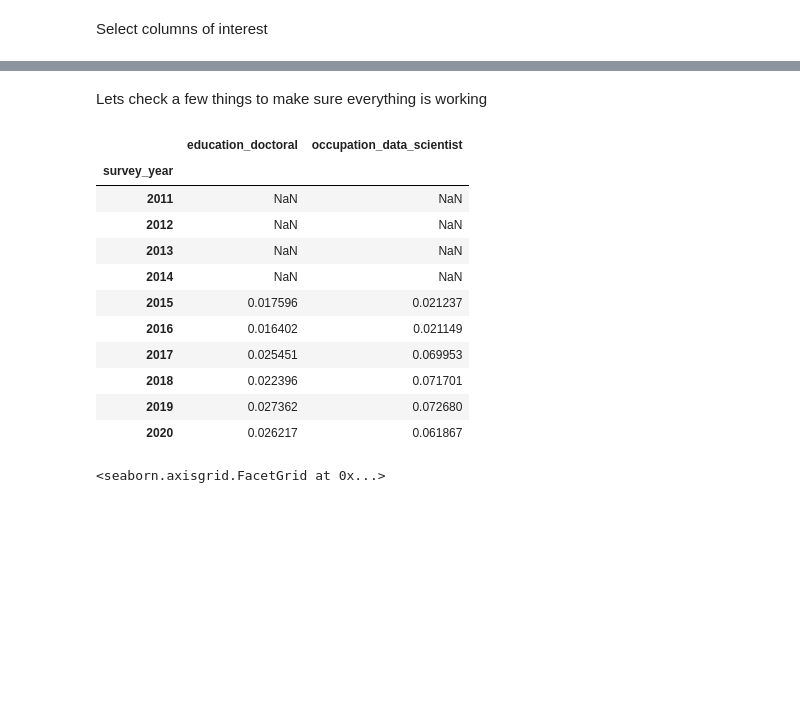
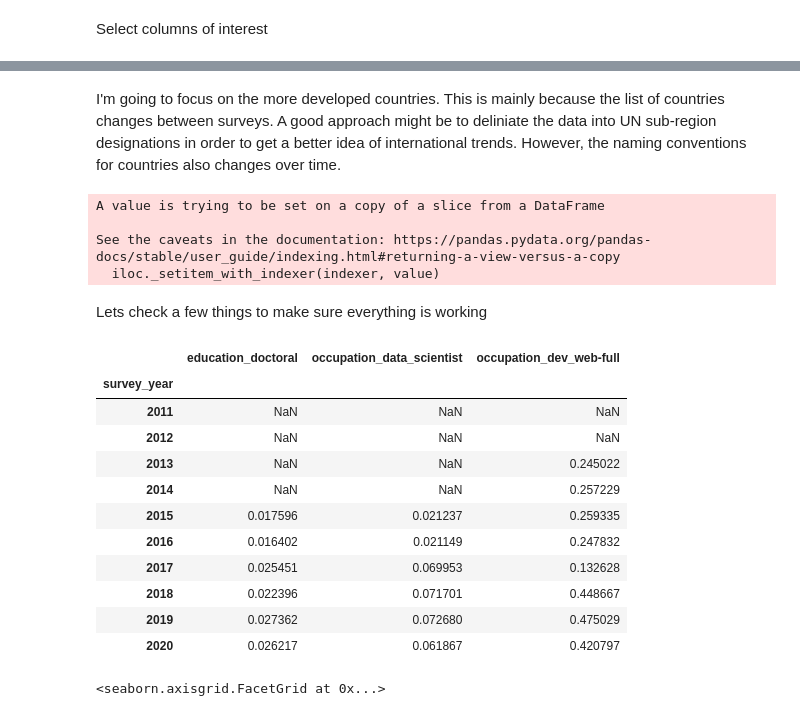
Before and after one commit to djlns/stackoverflow-insights, a Jupyter notebook: condition.ipynb, the cells around one changed output, grey strips where cells are left out. Drawn from its saved outputs; the diff is of its cells as text; code cells hidden in the pictures; blank space fills up the shorter version.

Commit message:
fix: handle web occupations 2017

```diff
--- a/condition.ipynb
+++ b/condition.ipynb
@@ -152,6 +155,7 @@ We will also standardise the column names in the process. This is a bit tricky
 split_2016 = [
     "occupation",
     "occu_nondev",
+    "occu_web",
     "education",
     "edu_other"
 ]
@@ -189,6 +193,9 @@ for df in surveys[5:]:
     for col in df.columns:
         if col.startswith('edu_other_'):
             col2 = "education_" + col.split('_', 2)[-1]
+            df.rename(columns={col: col2}, inplace=True)
+        if col.startswith('occu_web_'):
+            col2 = "occupation_" + col.split('_', 2)[-1]
             df.rename(columns={col: col2}, inplace=True)
 
 print("bootcamp percentage")
@@ -310,9 +317,9 @@ df = pd.concat(surveys, ignore_index=True, sort=True)
 Select columns of interest
 # %%
 def sel_cols(x):
-    if x in ["survey_year", "country"] + interest_cols[:-2]:
+    if x in ["survey_year", "country"] + interest_cols[:-3]:
         return True
-    elif any(x.startswith(c+'_') for c in interest_cols[:-2]):
+    elif any(x.startswith(c+'_') for c in interest_cols[:-3]):
         return True
     return False
 
@@ -322,20 +347,30 @@ for c in df.columns:
+# %% [markdown]
+I'm going to focus on the more developed countries. This is mainly because the list of countries changes between surveys. A good approach might be to deliniate the data into UN sub-region designations in order to get a better idea of international trends. However, the naming conventions for countries also changes over time.
+# %%
+df.country.loc[df.country == "United States of America"] = "United States"
+df.country.loc[df.country == "Russian Federation"] = "Russia"
+# %% [output]
+A value is trying to be set on a copy of a slice from a DataFrame
+
+See the caveats in the documentation: https://pandas.pydata.org/pandas-docs/stable/user_guide/indexing.html#returning-a-view-versus-a-copy
+  iloc._setitem_with_indexer(indexer, value)
 # %% [markdown]
 Lets check a few things to make sure everything is working
 # %%
-df.groupby("survey_year").agg({"education_doctoral":"mean", "occupation_data_scientist":"mean"})
+df.groupby("survey_year").agg({"education_doctoral":"mean", "occupation_data_scientist":"mean", "occupation_dev_web-full":"mean"})
 # %% [output]
-|  | education_doctoral | occupation_data_scientist |
-| survey_year |  |  |
-| 2011 | NaN | NaN |
-| 2012 | NaN | NaN |
-| 2013 | NaN | NaN |
-| 2014 | NaN | NaN |
-| 2015 | 0.017596 | 0.021237 |
-| 2016 | 0.016402 | 0.021149 |
-| 2017 | 0.025451 | 0.069953 |
-| 2018 | 0.022396 | 0.071701 |
-| 2019 | 0.027362 | 0.072680 |
-| 2020 | 0.026217 | 0.061867 |
+|  | education_doctoral | occupation_data_scientist | occupation_dev_web-full |
+| survey_year |  |  |  |
+| 2011 | NaN | NaN | NaN |
+| 2012 | NaN | NaN | NaN |
+| 2013 | NaN | NaN | 0.245022 |
+| 2014 | NaN | NaN | 0.257229 |
+| 2015 | 0.017596 | 0.021237 | 0.259335 |
+| 2016 | 0.016402 | 0.021149 | 0.247832 |
+| 2017 | 0.025451 | 0.069953 | 0.132628 |
+| 2018 | 0.022396 | 0.071701 | 0.448667 |
+| 2019 | 0.027362 | 0.072680 | 0.475029 |
+| 2020 | 0.026217 | 0.061867 | 0.420797 |
 # %%
 sns.catplot(x="survey_year",       # x variable name
             y="salary",       # y variable name
```
Also changed, not shown: parts of 6 cells of this notebook, 1 other file.
